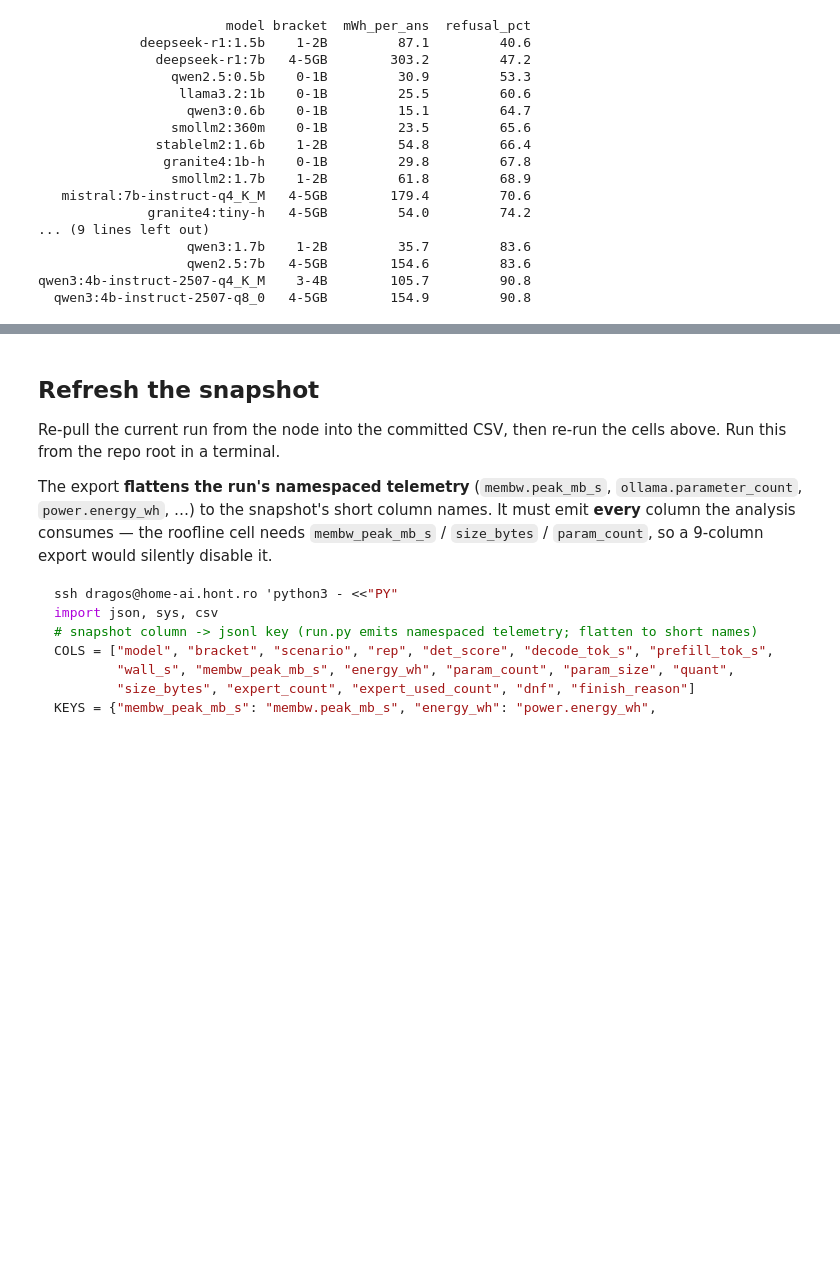
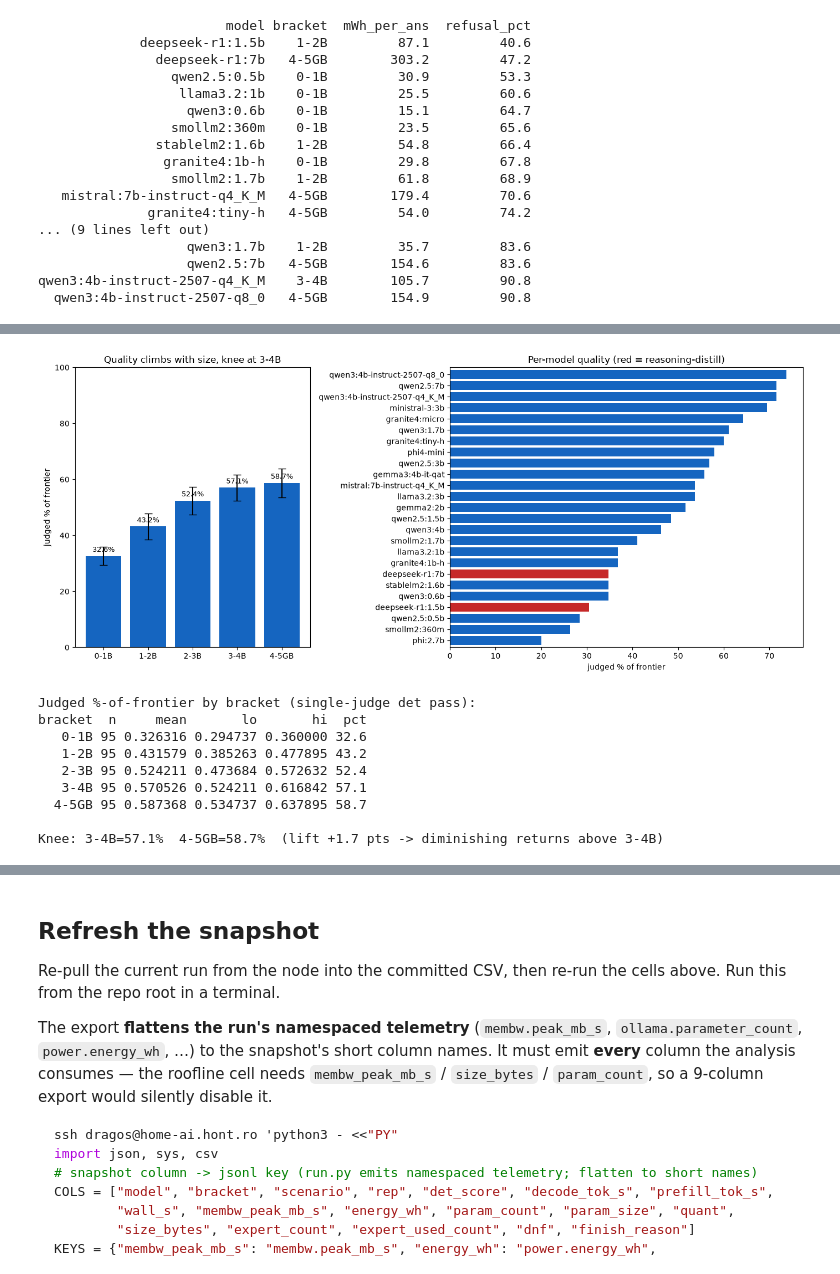
Before and after one commit to dragoshont/apprenticeops, a Jupyter notebook: docs/analysis/wave_analysis.ipynb, the cells around one changed output, grey strips where cells are left out. Saved outputs shown, nothing was run; the diff lists cells and outputs as text; code cells hidden in the pictures; blank space fills up the shorter version.

```diff
--- a/docs/analysis/wave_analysis.ipynb
+++ b/docs/analysis/wave_analysis.ipynb
@@ -469,0 +476,65 @@ qwen3:4b-instruct-2507-q4_K_M    3-4B        105.7         90.8
+# %%
+# --- Quality: judged %-of-frontier per bracket + per model (PAPER §8b) ---
+# pof = judge_score / 5. Bracket CI = bootstrap over (19 scenarios x bracket models).
+# Single-judge deterministic pass for now; the variance pass tightens it (see markdown).
+import numpy as np
+
+def boot_ci(x, n=10000, seed=0):
+    x = np.asarray(x, float); x = x[~np.isnan(x)]
+    if x.size == 0:
+        return np.nan, np.nan, np.nan
+    rng = np.random.default_rng(seed)
+    bs = rng.choice(x, size=(n, x.size), replace=True).mean(axis=1)
+    return x.mean(), np.percentile(bs, 2.5), np.percentile(bs, 97.5)
+
+jpath = next((p for p in [Path('data/snapshots/judged_snapshot.csv'),
+                          Path('../data/snapshots/judged_snapshot.csv'),
+                          Path('../../data/snapshots/judged_snapshot.csv')] if p.exists()), None)
+if jpath is None:
+    print('Quality PENDING — no judged_snapshot.csv (run the refresh cell).')
+    qmodel = None
+else:
+    jdf = pd.read_csv(jpath)
+    jdf['judge_score'] = pd.to_numeric(jdf['judge_score'], errors='coerce')
+    jdf = jdf.dropna(subset=['judge_score'])
+    jdf['pof'] = jdf['judge_score'] / 5.0
+    jdf['bracket'] = pd.Categorical(jdf['bracket'], categories=BRACKET_ORDER, ordered=True)
+
+    qbrk = pd.DataFrame([(b, len(jdf.loc[jdf['bracket'] == b]),
+                          *boot_ci(jdf.loc[jdf['bracket'] == b, 'pof'].values, seed=i))
+                         for i, b in enumerate(BRACKET_ORDER) if len(jdf.loc[jdf['bracket'] == b])],
+                        columns=['bracket', 'n', 'mean', 'lo', 'hi'])
+    qmodel = (jdf.groupby('model').agg(pof=('pof', 'mean'), bracket=('bracket', 'first'))
+              .sort_values('pof'))
+
+    fig, (ax1, ax2) = plt.subplots(1, 2, figsize=(14, 6), gridspec_kw={'width_ratios': [2, 3]})
+    ax1.bar(qbrk['bracket'], qbrk['mean'] * 100,
+            yerr=[(qbrk['mean'] - qbrk['lo']) * 100, (qbrk['hi'] - qbrk['mean']) * 100],
+            capsize=5, color='#1565c0')
+    ax1.set_ylabel('judged % of frontier'); ax1.set_ylim(0, 100)
+    ax1.set_title('Quality climbs with size, knee at 3-4B')
+    for i, rr in qbrk.iterrows():
+        ax1.text(i, rr['mean'] * 100 + 1.5, f"{rr['mean']*100:.1f}%", ha='center', fontsize=9)
+    ax2.barh(qmodel.index, qmodel['pof'] * 100,
+             color=['#c62828' if m in REASONING else '#1565c0' for m in qmodel.index])
+    ax2.set_xlabel('judged % of frontier')
+    ax2.set_title('Per-model quality (red = reasoning-distill)')
+    ax2.margins(y=0.01)
+    plt.tight_layout(); plt.show()
+
+    qi = qbrk.set_index('bracket')['mean']
+    print('Judged %-of-frontier by bracket (single-judge det pass):')
+    print(qbrk.assign(pct=lambda d: (d['mean'] * 100).round(1)).to_string(index=False))
+    print(f"\nKnee: 3-4B={qi['3-4B']*100:.1f}%  4-5GB={qi['4-5GB']*100:.1f}%  "
+          f"(lift {(qi['4-5GB']-qi['3-4B'])*100:+.1f} pts -> diminishing returns above 3-4B)")
+# %% [output]
+[figure, added]
+Judged %-of-frontier by bracket (single-judge det pass):
+bracket  n     mean       lo       hi  pct
+   0-1B 95 0.326316 0.294737 0.360000 32.6
+   1-2B 95 0.431579 0.385263 0.477895 43.2
+   2-3B 95 0.524211 0.473684 0.572632 52.4
+   3-4B 95 0.570526 0.524211 0.616842 57.1
+  4-5GB 95 0.587368 0.534737 0.637895 58.7
+
+Knee: 3-4B=57.1%  4-5GB=58.7%  (lift +1.7 pts -> diminishing returns above 3-4B)
```
Also changed, not shown: parts of 3 cells of this notebook.
